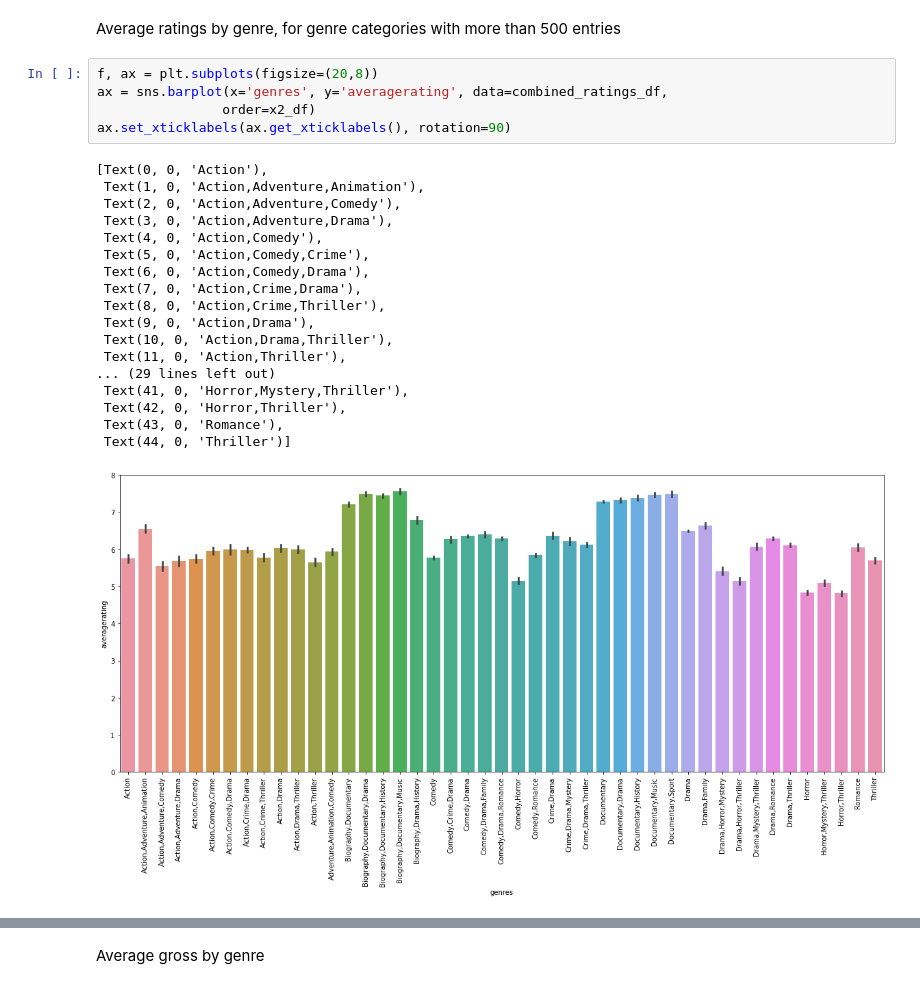
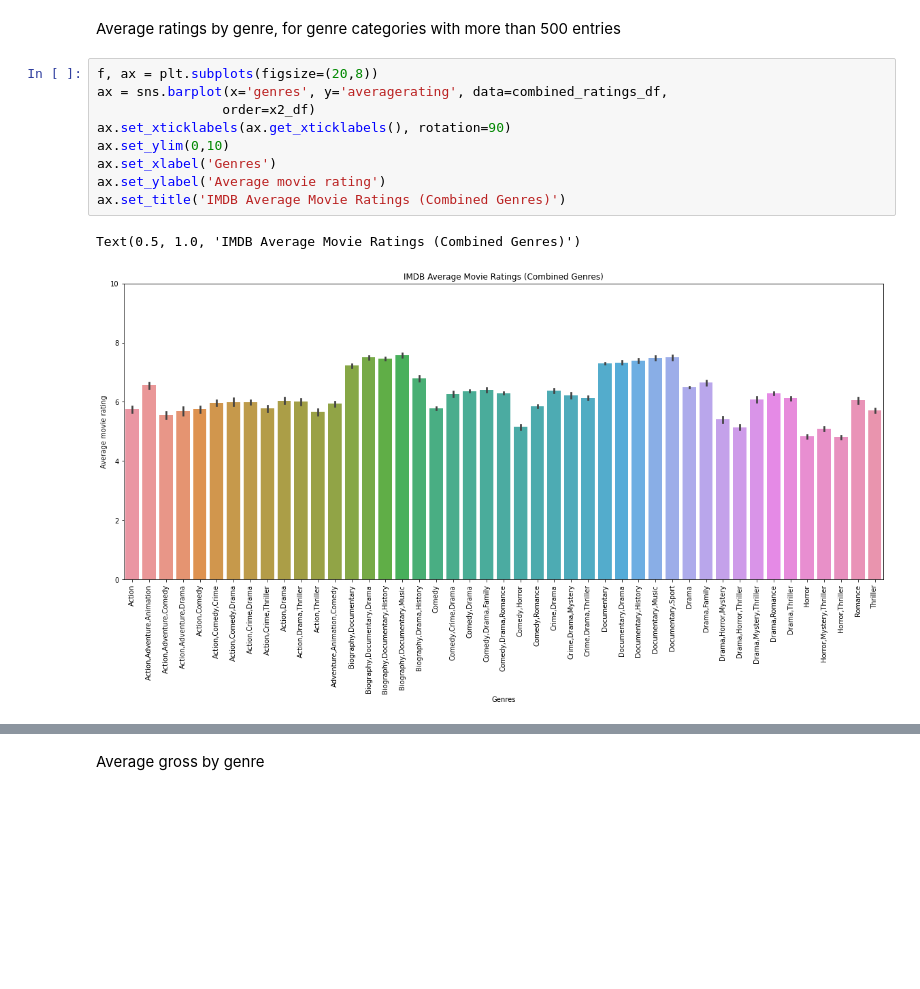
Before and after one commit to nancyho83/Microsoft_Movie_Analysis, a Jupyter notebook: notebook.ipynb, the cells around one changed output, grey strips where cells are left out. Drawn from its saved outputs; the diff is of its cells as text; blank space fills up the shorter version.

Commit message:
Reflecting changes in previous repository: added labels to visualizations

```diff
--- a/notebook.ipynb
+++ b/notebook.ipynb
@@ -210,24 +244,12 @@ Average ratings by genre, for genre categories with more than 500 entries
 # %%
 f, ax = plt.subplots(figsize=(20,8))
 ax = sns.barplot(x='genres', y='averagerating', data=combined_ratings_df,
                 order=x2_df)
 ax.set_xticklabels(ax.get_xticklabels(), rotation=90)
+ax.set_ylim(0,10)
+ax.set_xlabel('Genres')
+ax.set_ylabel('Average movie rating')
+ax.set_title('IMDB Average Movie Ratings (Combined Genres)')
 # %% [output]
-[Text(0, 0, 'Action'),
- Text(1, 0, 'Action,Adventure,Animation'),
- Text(2, 0, 'Action,Adventure,Comedy'),
- Text(3, 0, 'Action,Adventure,Drama'),
- Text(4, 0, 'Action,Comedy'),
- Text(5, 0, 'Action,Comedy,Crime'),
- Text(6, 0, 'Action,Comedy,Drama'),
- Text(7, 0, 'Action,Crime,Drama'),
- Text(8, 0, 'Action,Crime,Thriller'),
- Text(9, 0, 'Action,Drama'),
- Text(10, 0, 'Action,Drama,Thriller'),
- Text(11, 0, 'Action,Thriller'),
-... (29 lines left out)
- Text(41, 0, 'Horror,Mystery,Thriller'),
- Text(42, 0, 'Horror,Thriller'),
- Text(43, 0, 'Romance'),
- Text(44, 0, 'Thriller')]
+Text(0.5, 1.0, 'IMDB Average Movie Ratings (Combined Genres)')
-[figure, old version]
+[figure, new version]
```
Also changed, not shown: parts of 21 cells of this notebook.
